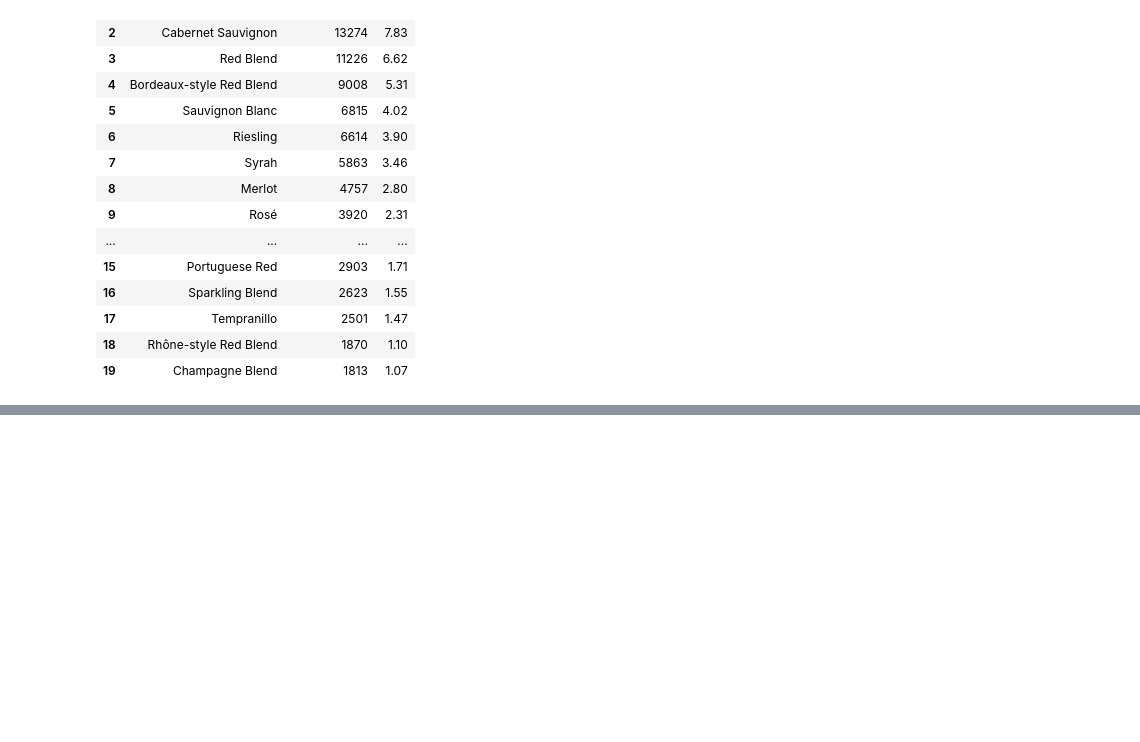
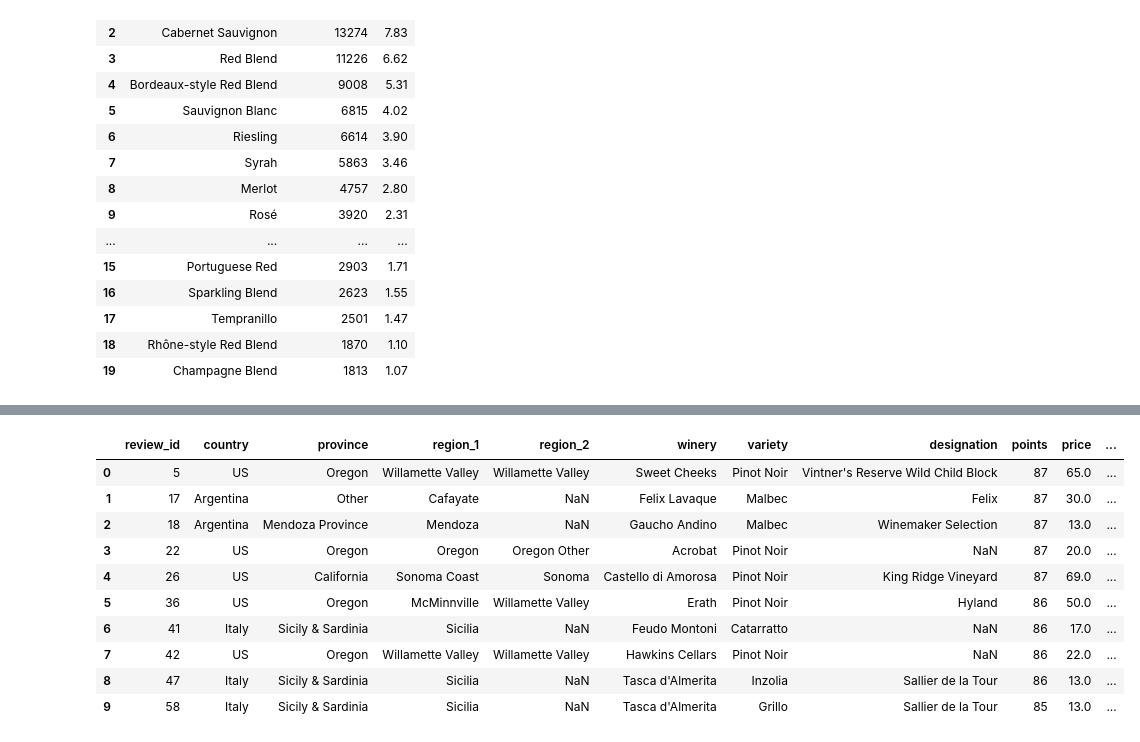
Before and after one commit to Madlenate/Winery_reviews, a Jupyter notebook: data_analysis.ipynb, the cells around one changed output, grey strips where cells are left out. Drawn from its saved outputs; the diff is of its cells as text; code cells hidden in the pictures; blank space fills up the shorter version.

```diff
--- a/data_analysis.ipynb
+++ b/data_analysis.ipynb
@@ -83,0 +88,77 @@ all_reviews.head()
+# %%
+df = pd.read_sql_query("""
+    SELECT r.review_id,
+           l.country,
+           l.province,
+           l.region_1,
+           l.region_2,
+           w.winery,
+           v.variety,
+           r.designation,
+           r.points,
+           r.price,
+           r.description
+    FROM reviews r
+    LEFT JOIN wineries  w ON r.winery_id   = w.winery_id
+    LEFT JOIN varieties v ON r.variety_id  = v.variety_id
+    LEFT JOIN locations l ON r.location_id = l.location_id
+    ORDER BY r.review_id;
+""", conn)
+
+batch1 = {
+    "Pinot Noir": ["Pinot Noir", "Pinot Nero", "Spätburgunder", "Blauburgunder", "Früburgunder"],
+
+    "Rhône & Grenache Reds": ["Rhône-style Red Blend", "Petite Sirah", "Grenache", "Garnacha", "Mourvèdre",
+        "G-S-M", "Monastrell", "Carignan", "Shiraz-Viognier", "Grenache-Syrah", "Syrah-Grenache",
+        "Alicante Bouschet", "Cinsault", "Carignano", "Cannonau", "Charbono", "Carignane",
+        "Shiraz-Grenache", "Monastrell-Syrah", "Syrah-Petite Sirah", "Counoise", "Garnacha-Syrah",
+        "Syrah-Viognier", "Syrah-Mourvèdre", "Grenache-Carignan", "Grenache-Shiraz", "Mataro",
+        "Grenache Blend", "Garnacha Tintorera", "Alicante", "Carignan-Grenache", "Carineña",
+        "Grenache-Mourvèdre", "Durif", "Mazuelo", "Syrah-Carignan", "Shiraz-Mourvèdre",
+        "Syrah-Grenache-Viognier", "Grenache Noir", "Mourvèdre-Syrah", "Garnacha-Monastrell",
+        "Carignan-Syrah", "Garnacha Blend", "Petite Syrah", "Shiraz-Roussanne"],
+
+    "Rosé": ["Rosé", "Rosato", "Rosado", "Portuguese Rosé"],
+
+    "Malbec": ["Malbec"],
+
+    "Italian Whites": ["Garganega", "Vermentino", "Fiano", "Verdicchio", "Grillo", "Vernaccia", "Turbiana",
+        "Friulano", "Greco", "Falanghina", "Arneis", "Cortese", "Ribolla Gialla", "Trebbiano",
+        "Pecorino", "Insolia", "Carricante", "Tocai Friulano", "Inzolia", "Picolit", "Catarratto",
+        "Albana", "Passerina", "Coda di Volpe", "Grechetto", "Pallagrello", "Tocai", "Grecanico",
+        "Trebbiano di Lugana", "Nuragus", "Mantonico", "Loin de l'Oeil", "Verduzzo",
+        "Verduzzo Friulano", "Nosiola", "Durella", "Manzoni", "Trebbiano Spoletino", "Nascetta",
+        "Greco Bianco", "Verdeca", "Ansonica", "Pallagrello Bianco", "Nasco", "Pignoletto", "Rolle",
+        "Favorita", "Timorasso", "Ugni Blanc", "Asprinio", "Erbaluce", "Rebula", "Incrocio Manzoni",
+        "Trebbiano-Malvasia", "Bombino Bianco", "Roscetto", "Pigato", "Vespaiolo", "Torbato",
+        "Albanello", "Biancale", "Biancolella", "Biancu Gentile", "Caprettone", "Cococciola",
+        "Durello", "Sauvignonasse"],
+
+    "Other Reds": ["Pinotage", "Tannat", "Agiorgitiko", "Xinomavro", "Saperavi", "Norton", "Chambourcin",
+        "Baco Noir", "Kalecik Karasi", "Mavrodaphne", "Feteasca Neagra", "Mavrud", "Okuzgozu",
+        "Boğazkere", "Marselan", "Jacquez", "Chinuri", "Argaman", "Shiraz-Pinotage",
+        "Cabernet Pfeffer", "Chancellor", "Mavroudi", "Marquette", "Meoru", "Çalkarası",
+        "Papaskarasi", "Muscadine", "Chelois", "Mandilaria", "Cabernet Sauvignon and Tinta Roriz",
+        "Carnelian", "Kangoun", "Karalahna", "Karasakiz", "Kotsifali", "Maréchal Foch",
+        "Mavrokalavryta", "Mavrotragano", "Morava", "Ojaleshi", "Other", "Otskhanuri Sapere",
+        "Pied de Perdrix", "Pinotage-Merlot", "Ruen", "Segalin", "Tsapournakos"],
+
+    "Greek & Other Whites": ["Verdelho", "Vidal Blanc", "Assyrtico", "Assyrtiko", "Seyval Blanc", "Roditis",
+        "Vignoles", "Vidal", "Savatiano", "Narince", "Vilana", "Blanc du Bois", "Robola", "Kisi",
+        "Debit", "Emir", "Cayuga", "Apple", "Xinisteri", "Plyto", "Petroulianos", "Marawi",
+        "Xynisteri", "Yapincak", "Aidani", "Athiri", "Chardonel", "Chardonelle", "Dafni", "Diamond",
+        "Ekigaïna", "Kinali Yapincak", "Koshu", "Kuntra", "Malagouzia-Chardonnay",
+        "Moschofilero-Chardonnay", "Roditis-Moschofilero", "Sarba", "Sauvignon Blanc-Assyrtiko",
+        "Sideritis", "St. Vincent", "Tai", "Thrapsathiri", "Tsolikouri"],
+}
+
+batch1_map = pd.DataFrame(
+    [(variety, group) for group, varieties  in batch1.items() for variety in varieties],
+     columns=["variety", "style_group"]
+)
+
+df_batch1 = df.copy()
+df_batch1 = df_batch1.merge(batch1_map, on="variety", how="inner")
+print(df_batch1.shape)
+df_batch1.head(10)
+# %% [output]
@@ -83,0 +166,11 @@ all_reviews.head()
+|  | review_id | country | province | region_1 | region_2 | winery | variety | designation | points | price | ... |
+| 0 | 5 | US | Oregon | Willamette Valley | Willamette Valley | Sweet Cheeks | Pinot Noir | Vintner's Reserve Wild Child Block | 87 | 65.0 | ... |
+| 1 | 17 | Argentina | Other | Cafayate | NaN | Felix Lavaque | Malbec | Felix | 87 | 30.0 | ... |
+| 2 | 18 | Argentina | Mendoza Province | Mendoza | NaN | Gaucho Andino | Malbec | Winemaker Selection | 87 | 13.0 | ... |
+| 3 | 22 | US | Oregon | Oregon | Oregon Other | Acrobat | Pinot Noir | NaN | 87 | 20.0 | ... |
+| 4 | 26 | US | California | Sonoma Coast | Sonoma | Castello di Amorosa | Pinot Noir | King Ridge Vineyard | 87 | 69.0 | ... |
+| 5 | 36 | US | Oregon | McMinnville | Willamette Valley | Erath | Pinot Noir | Hyland | 86 | 50.0 | ... |
+| 6 | 41 | Italy | Sicily & Sardinia | Sicilia | NaN | Feudo Montoni | Catarratto | NaN | 86 | 17.0 | ... |
+| 7 | 42 | US | Oregon | Willamette Valley | Willamette Valley | Hawkins Cellars | Pinot Noir | NaN | 86 | 22.0 | ... |
+| 8 | 47 | Italy | Sicily & Sardinia | Sicilia | NaN | Tasca d'Almerita | Inzolia | Sallier de la Tour | 86 | 13.0 | ... |
+| 9 | 58 | Italy | Sicily & Sardinia | Sicilia | NaN | Tasca d'Almerita | Grillo | Sallier de la Tour | 85 | 13.0 | ... |
```
Also changed, not shown: parts of 44 cells of this notebook, 3 other files.
